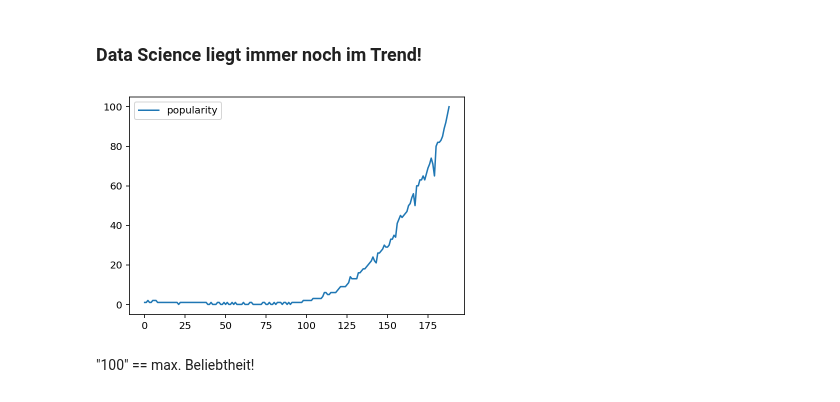
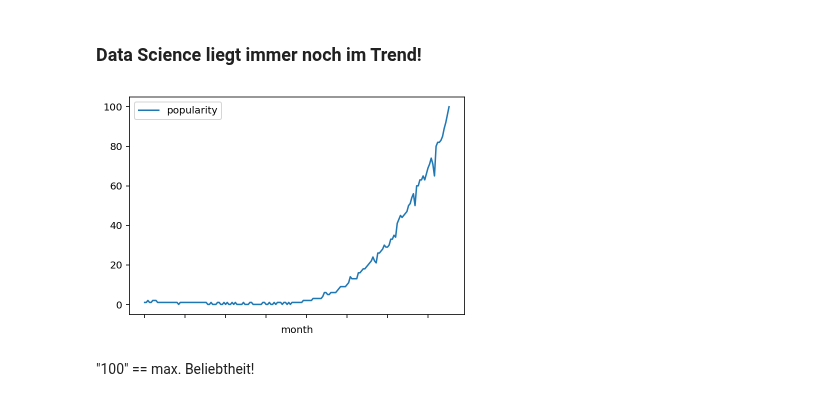
Before and after one commit to feststelltaste/software-analytics, a Jupyter notebook: demos/20191119_rheinJUG_Duesseldorf/Einfuehrung in Software Analytics (Presentation).ipynb, the cells around one changed output. Cells and saved outputs as stored; diff of their text form; code cells hidden in the pictures.

```diff
--- a/demos/20191119_rheinJUG_Duesseldorf/Einfuehrung in Software Analytics (Presentation).ipynb
+++ b/demos/20191119_rheinJUG_Duesseldorf/Einfuehrung in Software Analytics (Presentation).ipynb
@@ -135,9 +138,9 @@ Alles was aus der Entwicklung und dem Betrieb der Softwaresysteme so anfällt:
 # %% [markdown]
 ### Data Science liegt immer noch im Trend!
 # %%
-pd.read_csv("../dataset/google_trends_datascience.csv").plot();
+pd.read_csv("../dataset/google_trends_datascience.csv", index_col=0).plot();
 # %% [output]
-[figure, old version]
+[figure, new version]
 # %% [markdown]
 "100" == max. Beliebtheit!
 # %% [markdown]
```
Also changed, not shown: parts of 17 cells of this notebook.
